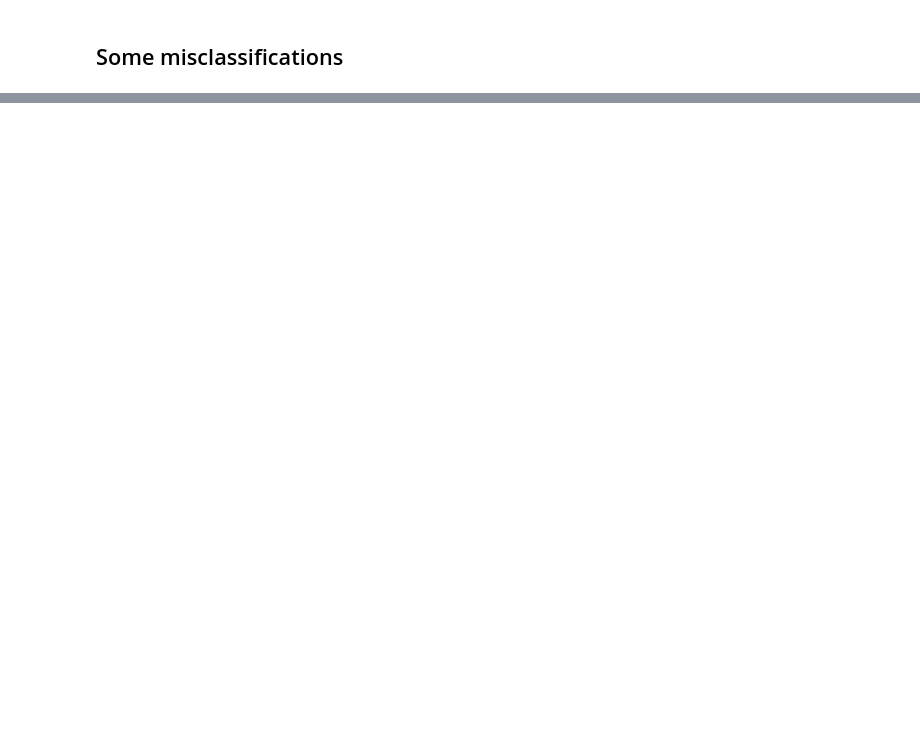
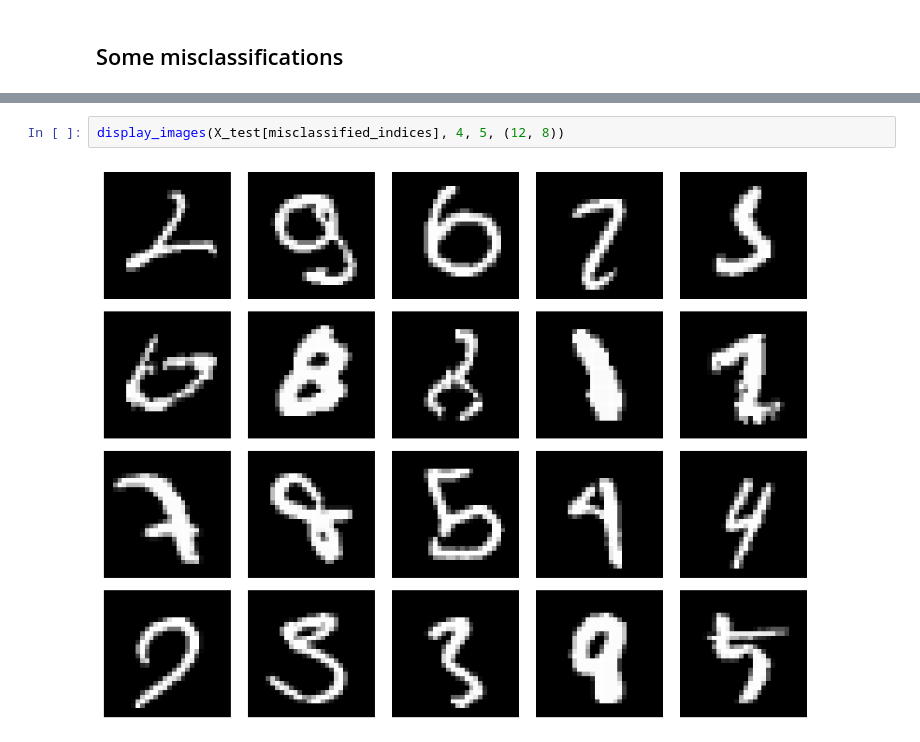
Before and after one commit to BrutalFrost/Artificial_Intelligence_Hampus_Erlandsson_OPA23, a Jupyter notebook: code_alongs/Lec08.ipynb, the cells around one changed output, grey strips where cells are left out. Cells and saved outputs as stored; diff of their text form; blank space fills up the shorter version.

```diff
--- a/code_alongs/Lec08.ipynb
+++ b/code_alongs/Lec08.ipynb
@@ -350,0 +360,4 @@ array([False, False, False, ..., False, False, False])
+# %%
+display_images(X_test[misclassified_indices], 4, 5, (12, 8))
+# %% [output]
+[figure, added]
```
Also changed, not shown: parts of 18 cells of this notebook.
